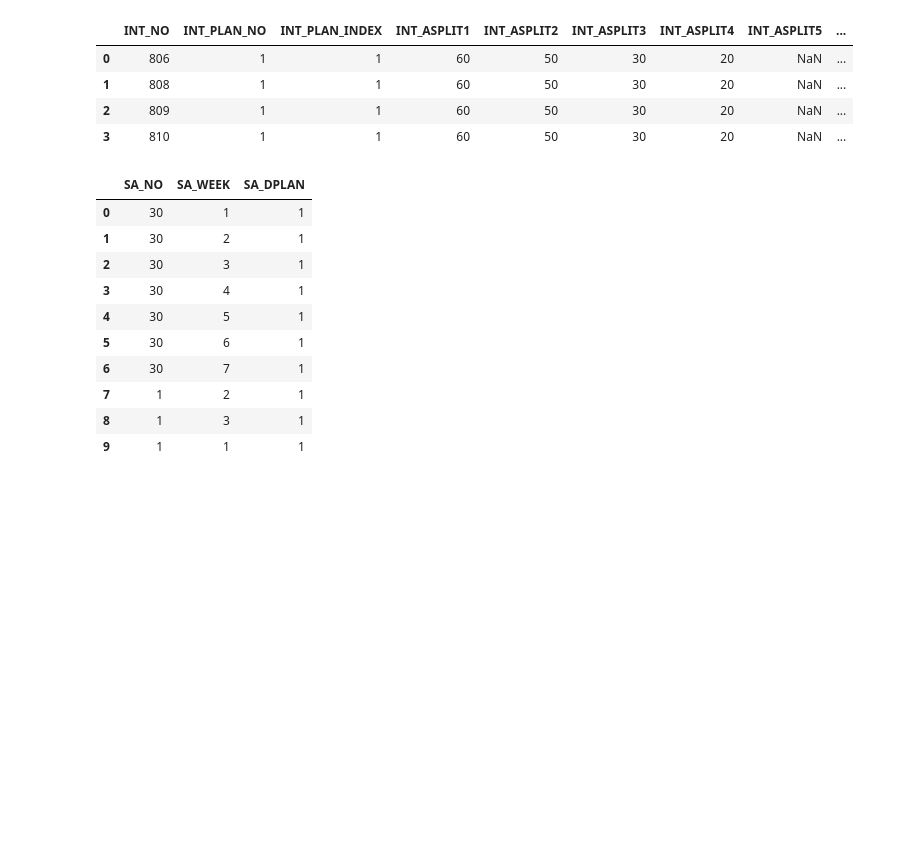
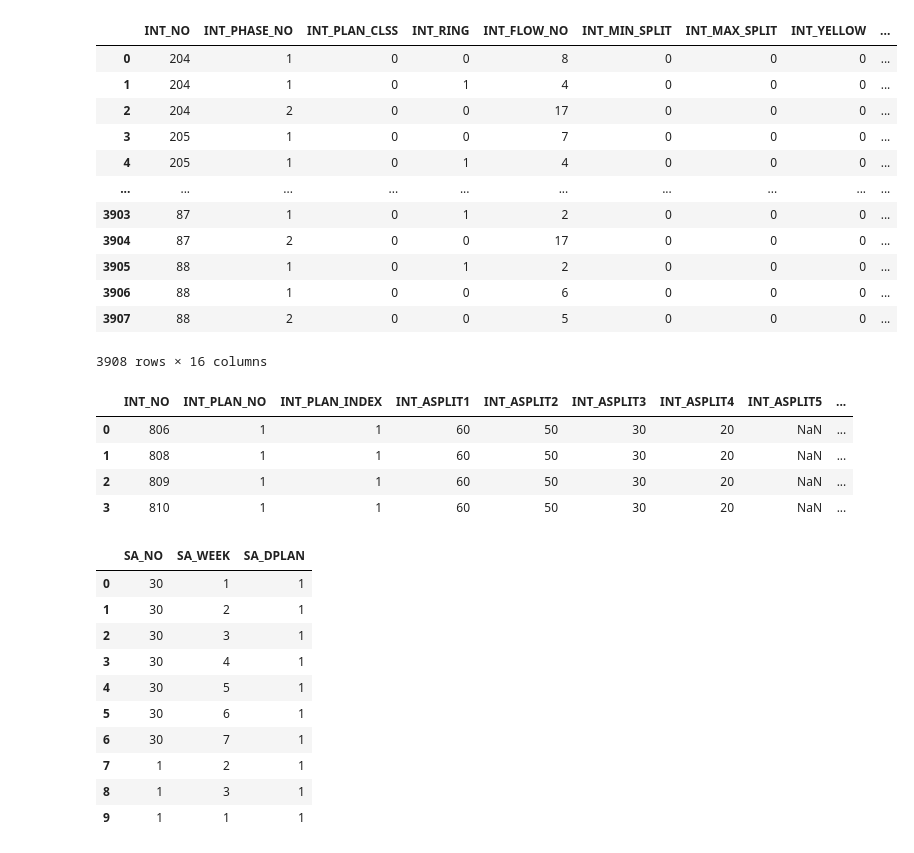
Before and after one commit to govin08/travail, a Jupyter notebook: 1108_requirements/1108_raw_tables.ipynb, the cells around one changed output. Saved outputs shown, nothing was run; the diff lists cells and outputs as text; code cells hidden in the pictures; blank space fills up the shorter version.

Commit message:
intersections, phaseconfig display

```diff
--- a/1108_requirements/1108_raw_tables.ipynb
+++ b/1108_requirements/1108_raw_tables.ipynb
@@ -10,8 +23,22 @@ intersections
 # %%
 # 2. 현시정보 (phase_config, 테이블명 : S_INT_PHASE_CONFIG)
 phase_config_path = os.path.join('daily/S_INT_PHASE_CONFIG.csv')
 phase_config = pd.read_csv(phase_config_path)
-path_config
+phase_config
+# %% [output]
+|  | INT_NO | INT_PHASE_NO | INT_PLAN_CLSS | INT_RING | INT_FLOW_NO | INT_MIN_SPLIT | INT_MAX_SPLIT | INT_YELLOW | ... |
+| 0 | 204 | 1 | 0 | 0 | 8 | 0 | 0 | 0 | ... |
+| 1 | 204 | 1 | 0 | 1 | 4 | 0 | 0 | 0 | ... |
+| 2 | 204 | 2 | 0 | 0 | 17 | 0 | 0 | 0 | ... |
+| 3 | 205 | 1 | 0 | 0 | 7 | 0 | 0 | 0 | ... |
+| 4 | 205 | 1 | 0 | 1 | 4 | 0 | 0 | 0 | ... |
+| ... | ... | ... | ... | ... | ... | ... | ... | ... | ... |
+| 3903 | 87 | 1 | 0 | 1 | 2 | 0 | 0 | 0 | ... |
+| 3904 | 87 | 2 | 0 | 0 | 17 | 0 | 0 | 0 | ... |
+| 3905 | 88 | 1 | 0 | 1 | 2 | 0 | 0 | 0 | ... |
+| 3906 | 88 | 1 | 0 | 0 | 6 | 0 | 0 | 0 | ... |
+| 3907 | 88 | 2 | 0 | 0 | 5 | 0 | 0 | 0 | ... |
+3908 rows × 16 columns
 # %%
 # 3. 신호계획정보 (tplan, wplan, dplan, 테이블명 : S_INT_TPLAN, S_INT_WPLAN, S_INT_DPLAN)
 tplan_path = os.path.join('daily/S_INT_TPLAN.csv')
```
Also changed, not shown: parts of 2 cells of this notebook.
